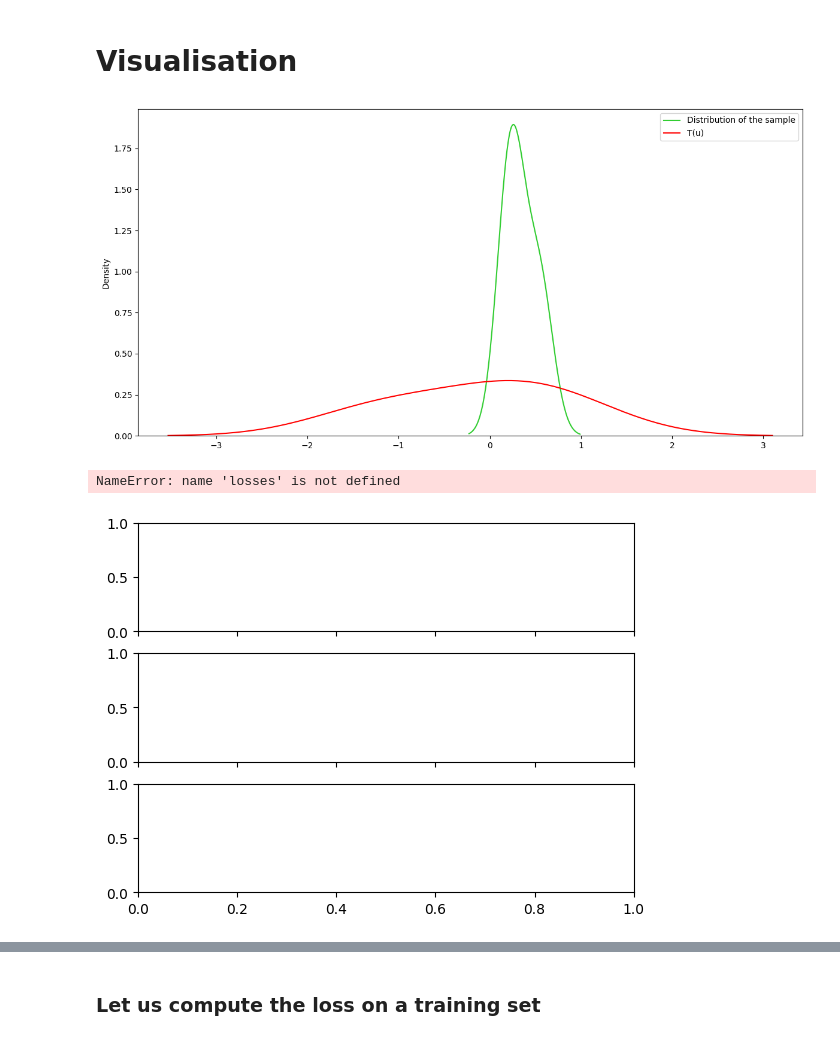
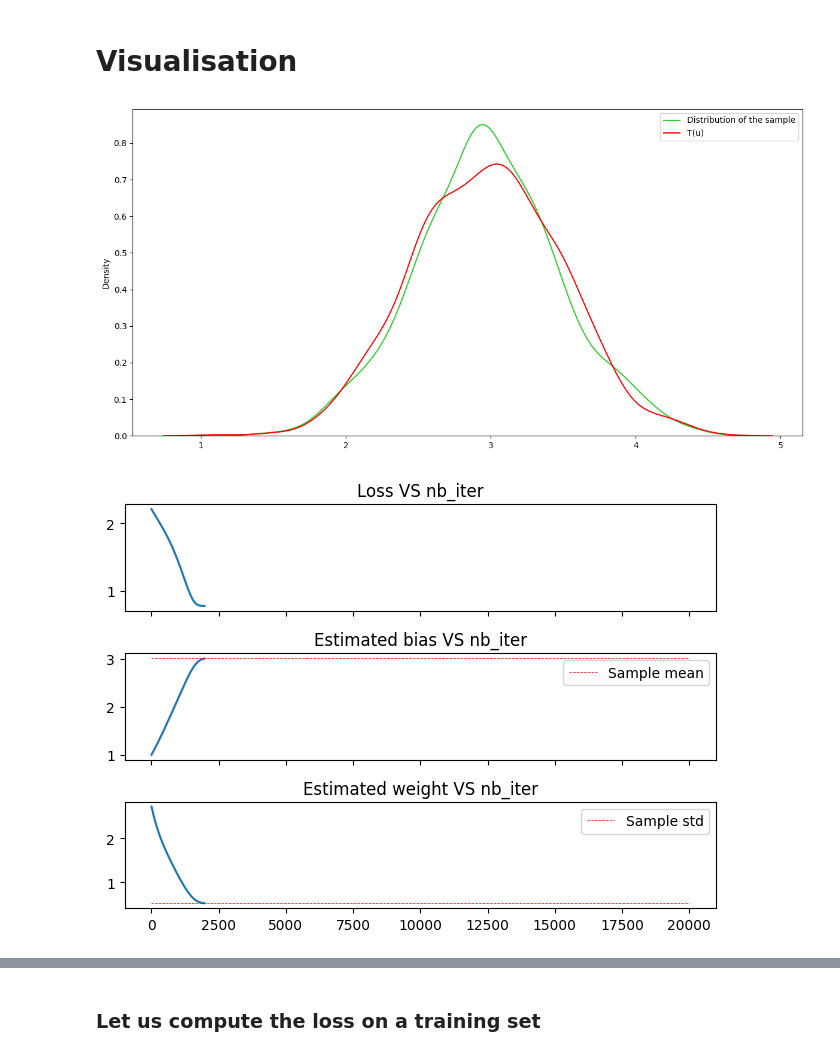
Before and after one commit to MouzaouiMatthieu/PFE, a Jupyter notebook: NormalizingFlowIntroduction.ipynb, the cells around one changed output, grey strips where cells are left out. Saved outputs shown, nothing was run; the diff lists cells and outputs as text; code cells hidden in the pictures.

Commit message:
Loss computed using AD. Averaging on the cell "effect of the sample size" Method "sample" to not have to use the forward

```diff
--- a/NormalizingFlowIntroduction.ipynb
+++ b/NormalizingFlowIntroduction.ipynb
@@ -18,7 +18,6 @@ Consider the target variable X to be defined as : $$X\sim \mathcal{N}(\mu_X ; \s
 mu_x = 3
 sigma_x = 0.5
 N = 1000
-N = 3
 N_test = 10*N
 def gen_observations(number_of_observations:int):
     """Generates a tensor of observations, i.e. x drawn from a normal distribution having mu=mu_x and sigma=sigma_x
@@ -29,13 +28,8 @@ def gen_observations(number_of_observations:int):
     Returns:
         torch.tensor : Tensor of observations
     """
-
-    # Number of sample
-
     #Generating observations from the true distribution
-    X = torch.randn((number_of_observations , ))
+    X = torch.distributions.Normal(loc=mu_x,scale=sigma_x).sample((number_of_observations, ))
     return X
-
-
 X=gen_observations(N)
 X_test = gen_observations(N_test)
@@ -83,9 +95,9 @@ class T(nn.Module):
 # %%
-n_iter = 10000 #Number of iteration
-transformation = T( 1, 1, torch.distributions.Normal(loc=0,scale=1)) #Instanciation #TODO Voir si on instancie loin de la vraie moyenne, temps de CV augmente etc.
+n_iter = 20000 #Number of iteration
+transformation = T( 1, 1, torch.distributions.Normal(torch.Tensor([0.0]),torch.Tensor([1.0]))) #Instanciation #TODO Voir si on instancie loin de la vraie moyenne, temps de CV augmente etc.
 learning_rate = 1e-3
 optimizer = torch.optim.SGD(transformation.parameters(), learning_rate)
-#optimizer = torch.optim.Adam(transformation.parameters(), learning_rate)#TODO Utiliser Adam (en vrai SGD marche bien pck problème simple, convexe mais Adam très utlisé )
+optimizer = torch.optim.Adam(transformation.parameters(), learning_rate)
 # %%
 # Keeping records of these values for later visualisations
 losses_train = []
@@ -93,14 +105,14 @@ estimated_A = []
 estimated_b = []
 
 stable_loss = False
-epsilon = 1e-3 # IF distance(Loss(test_time_k) ; (test_time_k+1)) < epsilon we stop the training, the convergence is "achieved"
+epsilon = 1e-4 # IF distance(Loss(test_time_k) ; (test_time_k+1)) < epsilon we stop the training, the convergence is "achieved"
 with torch.no_grad():
     previous_loss_test = transformation.L(X_test).mean().detach().item()
 
 for i in range(n_iter):
 
     #Computing train loss
-    loss_train = transformation.L(X).mean()
+    loss_train = transformation.L(X)
     losses_train.append(loss_train.detach().item())
 
     #Optimizaton steps
@@ -112,7 +124,8 @@ for i in range(n_iter):
     A_hat, b_hat = torch.exp(transformation.alpha).detach().item(), transformation.b.detach().item()
     estimated_A.append(A_hat)
     estimated_b.append(b_hat)
-
+    if i%500 == 0:
+        print(f"Iter {i}, loss = {loss_train}")
     #Is convergence achieved?
     if i%10 ==0: #We check the convergence every ten iterations
         with torch.no_grad():
@@ -146,28 +164,29 @@ U = torch.distributions.Normal(0, 1).sample((N,1)) # True std Gaussian
 fig, ax = plt.subplots(figsize=(12, 6))
 sns.kdeplot(data=X.squeeze(),
             label='Distribution of the sample', ax=ax, color='limegreen')
-sns.kdeplot(data= transformation.forward(U).detach().squeeze(), ax = ax, color='red', label='T(u)')
+sns.kdeplot(data= transformation.sample( (N , )).detach().squeeze(), ax = ax, color='red', label='T(u)')
+
+
 ax.legend()
 plt.tight_layout()
 plt.show()
 # %% [output]
-[figure, old version]
+[figure, new version]
 # %%
 fig, axs = plt.subplots(3, sharex = True)
-axs[0].plot(losses)
+axs[0].plot(losses_train)
 axs[0].set_title("Loss VS nb_iter")
 axs[1].plot(estimated_b)
 axs[1].hlines(y=sample_mean,xmin=0, xmax=n_iter, linewidth=0.5, color='r', label="Sample mean", linestyles='dashed')
 axs[1].legend()
 axs[1].set_title("Estimated bias VS nb_iter")
 axs[2].plot(estimated_A)
 axs[2].hlines(y=sample_sigma,xmin=0, xmax=n_iter, linewidth=0.5, color='r', label="Sample std", linestyles='dashed')
 axs[2].legend()
 axs[2].set_title("Estimated weight VS nb_iter")
 fig.tight_layout()
 # %% [output]
-NameError: name 'losses' is not defined
-[figure, old version]
+[figure, new version]
 # %%
 plt.plot(estimated_b)
 # %% [output]
```
Also changed, not shown: parts of 22 cells of this notebook.
